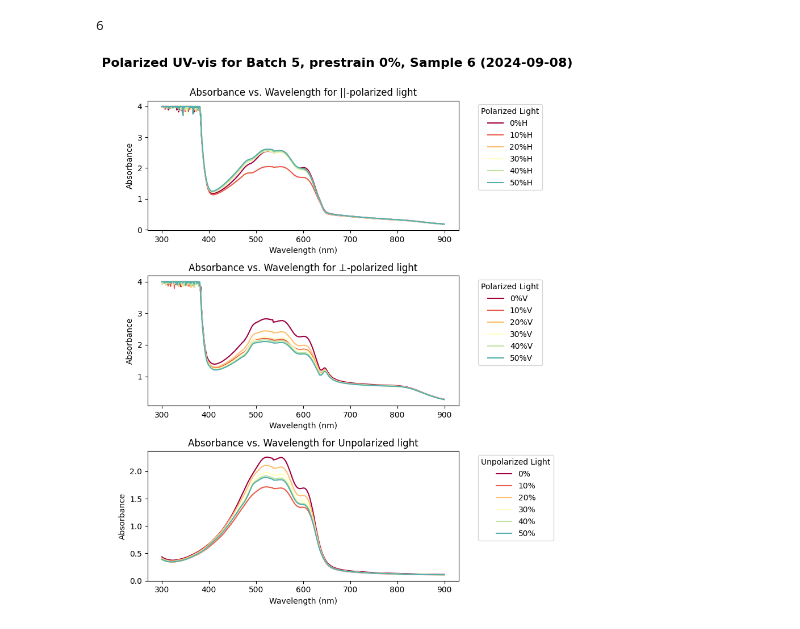
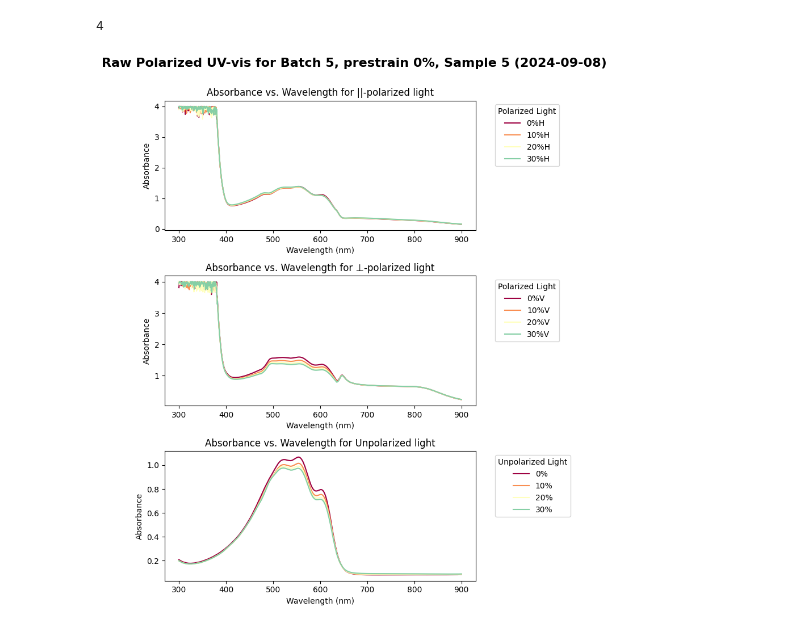
Before and after one commit to trilusa/UV-vis, a Jupyter notebook: polarized_uv-vis_plotting.ipynb, the cells around one changed output. Drawn from its saved outputs; the diff is of its cells as text; code cells hidden in the pictures.

```diff
--- a/polarized_uv-vis_plotting.ipynb
+++ b/polarized_uv-vis_plotting.ipynb
@@ -5,8 +5,8 @@ import pandas as pd
 date = "2024-09-08"
 
 # Load the CSV file into a pandas DataFrame
-# file_path = 'Carlos_P3HT_9-8-24/Batch 5 Samples - Sample 5 Raw Data.csv'; s_num = 5
-file_path = 'Carlos_P3HT_9-8-24/Batch 5 Samples - Sample 6 Raw Data.csv'; s_num = 6
+file_path = 'Carlos_P3HT_9-8-24/Batch 5 Samples - Sample 5 Raw Data.csv'; s_num = 5
+# file_path = 'Carlos_P3HT_9-8-24/Batch 5 Samples - Sample 6 Raw Data.csv'; s_num = 6
 raw_df = pd.read_csv(file_path)
 
 #load basel data for polaizer
@@ -38,12 +38,12 @@ raw_df
 # %%
-##### plotting #####
+##### plotting the raw data #####
 df = raw_df
 import matplotlib.pyplot as plt
 import matplotlib.cm as cm
 
 # Set up figure with 3 subplots for polarized and unpolarized UV-vis data
 fig, axs = plt.subplots(3, 1, figsize=(8, 10))
-fig.suptitle(f'Polarized UV-vis for Batch 5, prestrain 0%, Sample {s_num} ({date})\n', fontsize=16, fontweight='bold')
+fig.suptitle(f'Raw Polarized UV-vis for Batch 5, prestrain 0%, Sample {s_num} ({date})\n', fontsize=16, fontweight='bold')
 
 # Generate colors for plotting
 colors = cm.Spectral([i / ((df.shape[1] - 3)//3) for i in range((df.shape[1] - 1)//3)])
@@ -57,35 +57,35 @@ axs[0].set_xlabel('Wavelength (nm)')
 axs[0].set_ylabel('Absorbance')
 # axs[0].set_xlim((400, 700))
 # axs[0].set_ylim((0, 1.1))
 axs[0].legend(title='Polarized Light', bbox_to_anchor=(1.05, 1), loc='upper left')
 
 # Plot Horizontal Absorbance (columns with 'V' which are perp to strain)
 for i, column in enumerate([col for col in df.columns if 'V' in col and 'baseline' not in col]):
     axs[1].plot(df['Wavelength'], df[column], label=column, color=colors[i])
 
 axs[1].set_title('Absorbance vs. Wavelength for ⊥-polarized light')
 axs[1].set_xlabel('Wavelength (nm)')
 axs[1].set_ylabel('Absorbance')
 # axs[1].set_xlim((400, 700))
 # axs[1].set_ylim((0, 1.1))
 axs[1].legend(title='Polarized Light', bbox_to_anchor=(1.05, 1), loc='upper left')
 
 # Plot Unpolarized Absorbance (columns without 'H' or 'V')
 for i, column in enumerate([col for col in df.columns if 'H' not in col and 'V' not in col and 'Wavelength' not in col and 'baseline' not in col]):
     axs[2].plot(df['Wavelength'], df[column], label=column, color=colors[i])
 
 axs[2].set_title('Absorbance vs. Wavelength for Unpolarized light')
 axs[2].set_xlabel('Wavelength (nm)')
 axs[2].set_ylabel('Absorbance')
 # axs[2].set_xlim((400, 700))
 # axs[2].set_ylim((0, 1))
 axs[2].legend(title='Unpolarized Light', bbox_to_anchor=(1.05, 1), loc='upper left')
 
 plt.tight_layout()
 plt.show()
 # %% [output]
-6
+4
-[figure, old version]
+[figure, new version]
 # %%
 # remoce bad data
 if file_path == 'Carlos_P3HT_9-8-24/Batch 5 Samples - Sample 6 Raw Data.csv':
```
Also changed, not shown: parts of 6 cells of this notebook.
